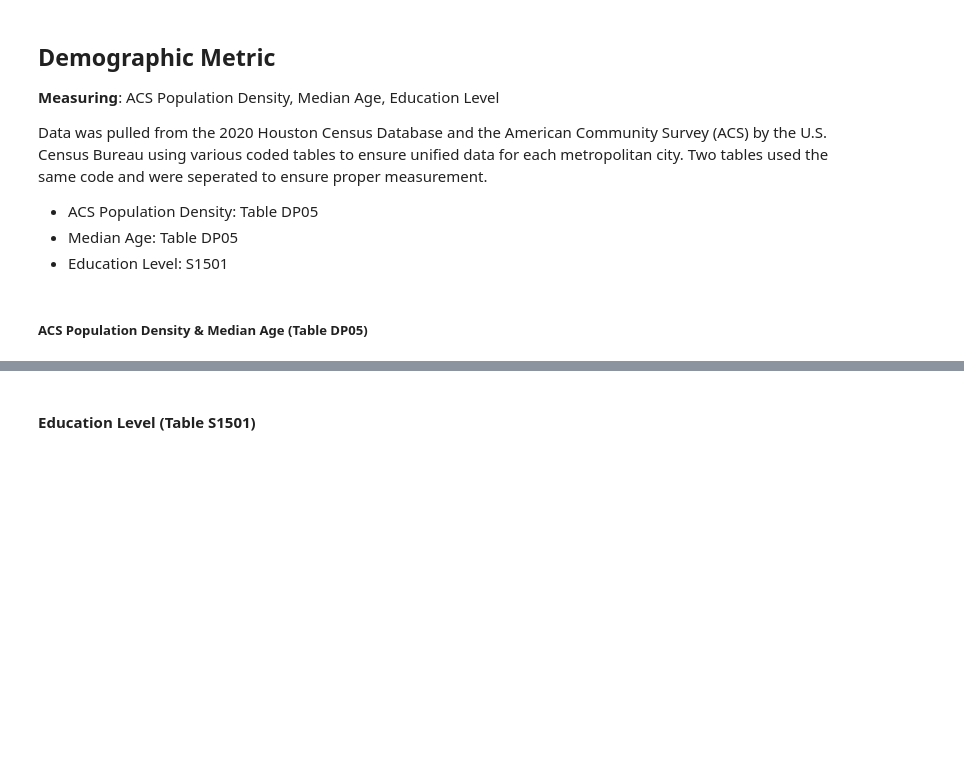
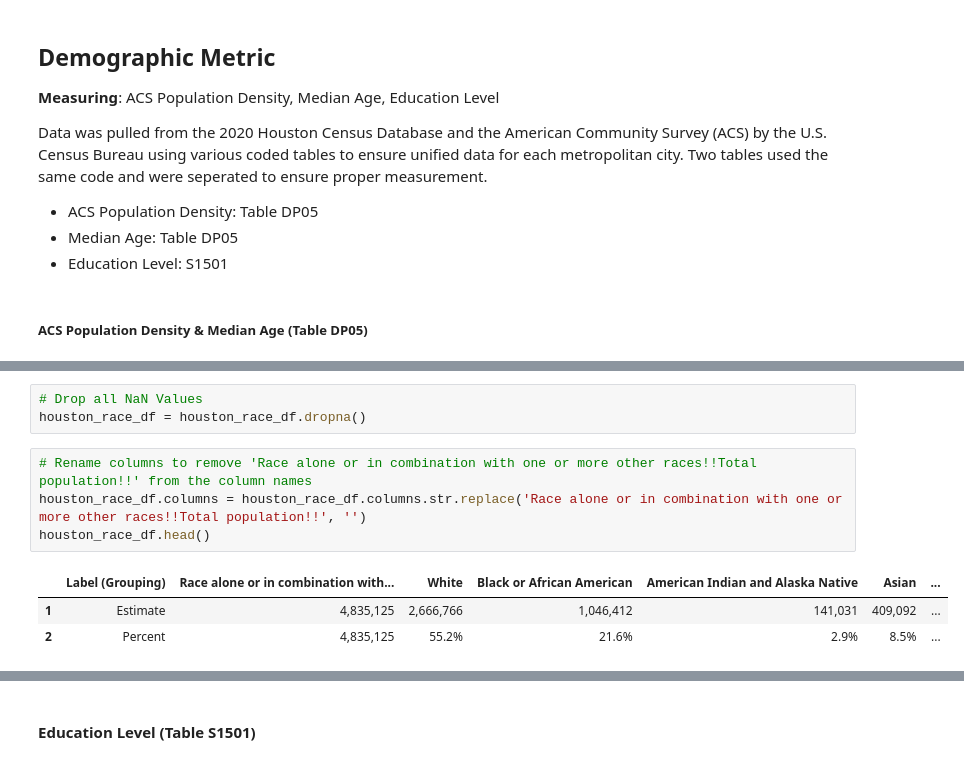
Before and after one commit to maddieemihle/major-city-visualization, a Jupyter notebook: data_files/houston_data/Houston_cleaned.ipynb, the cells around one changed output, grey strips where cells are left out. Cells and saved outputs as stored; diff of their text form; blank space fills up the shorter version.

```diff
--- a/data_files/houston_data/Houston_cleaned.ipynb
+++ b/data_files/houston_data/Houston_cleaned.ipynb
@@ -79,0 +107,11 @@ Note: will have to seperate the pop density and median age eventual...
+# %%
+# Drop all NaN Values
+houston_race_df = houston_race_df.dropna()
+# %%
+# Rename columns to remove 'Race alone or in combination with one or more other races!!Total population!!' from the column names
+houston_race_df.columns = houston_race_df.columns.str.replace('Race alone or in combination with one or more other races!!Total population!!', '')
+houston_race_df.head()
+# %% [output]
+|  | Label (Grouping) | Race alone or in combination with... | White | Black or African American | American Indian and Alaska Native | Asian | ... |
+| 1 | Estimate | 4,835,125 | 2,666,766 | 1,046,412 | 141,031 | 409,092 | ... |
+| 2 | Percent | 4,835,125 | 55.2% | 21.6% | 2.9% | 8.5% | ... |
```
Also changed, not shown: parts of 31 cells of this notebook, 28 other files.
